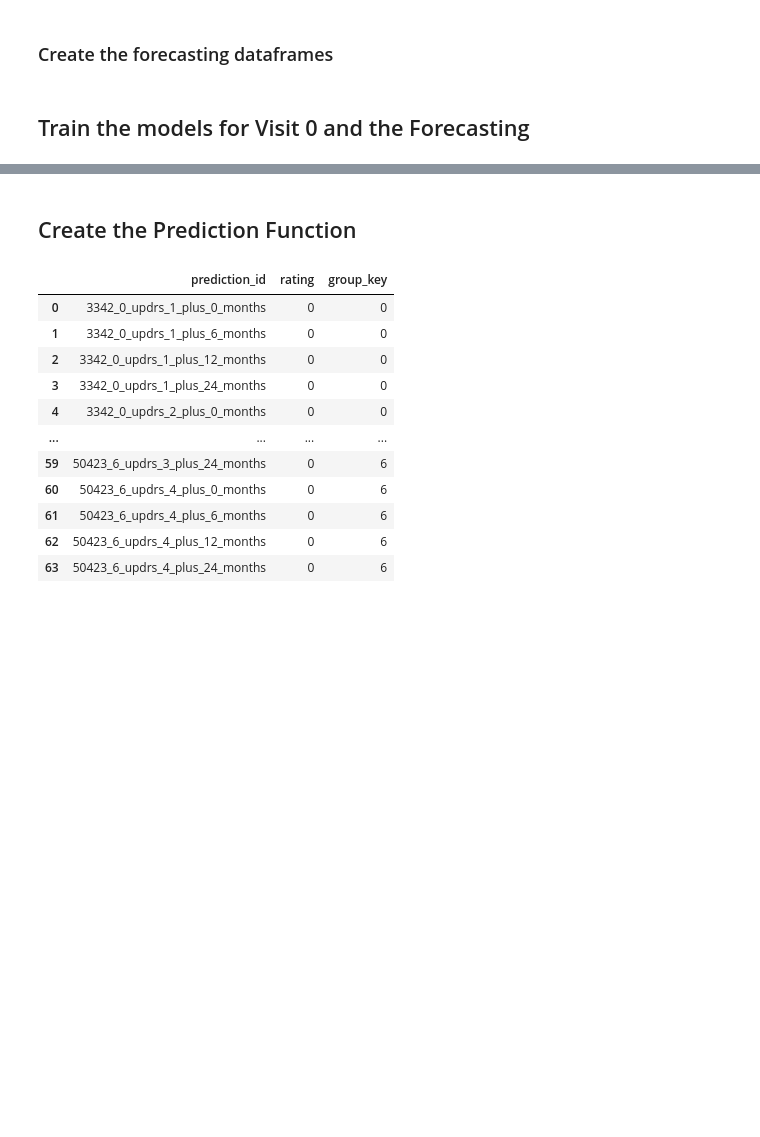
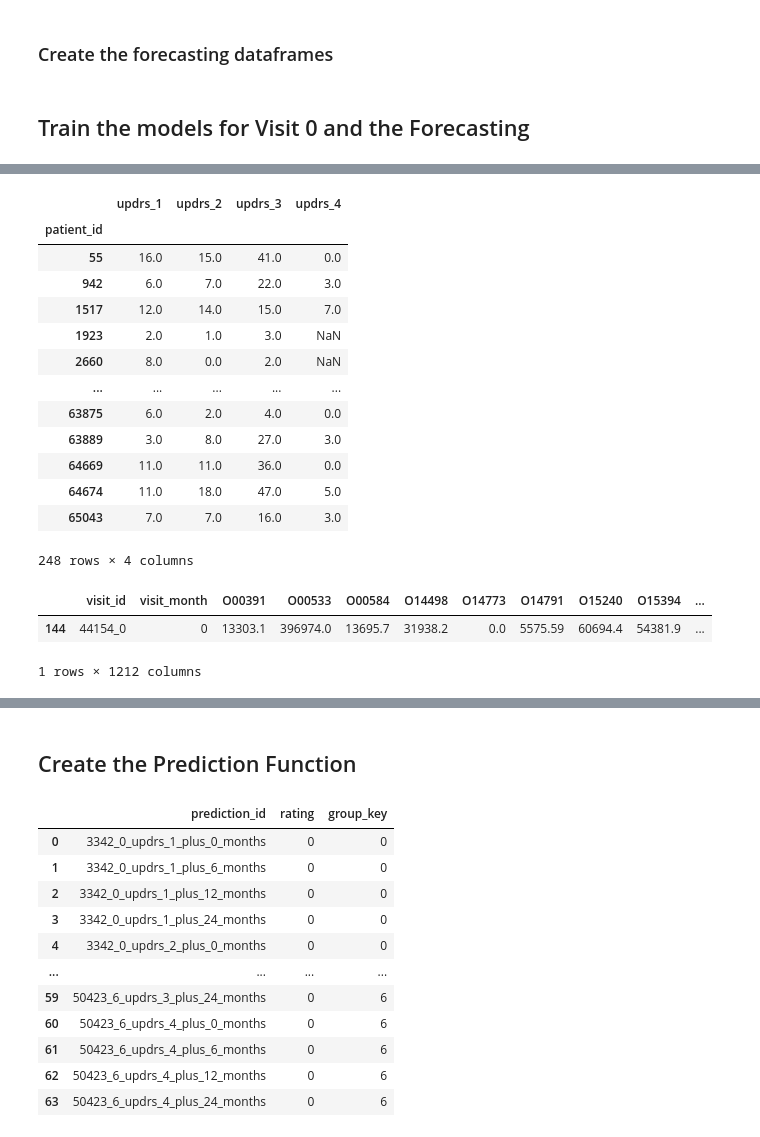
Before and after one commit to dagartga/Boosted-Models-for-Parkinsons-Prediction, a Jupyter notebook: kaggle-parkinsons-submission-v1.ipynb, the cells around one changed output, grey strips where cells are left out. Saved outputs shown, nothing was run; the diff lists cells and outputs as text; code cells hidden in the pictures; blank space fills up the shorter version.

```diff
--- a/kaggle-parkinsons-submission-v1.ipynb
+++ b/kaggle-parkinsons-submission-v1.ipynb
@@ -311,3 +336,27 @@ train_df_dict = preprocess_train_df(train_df, train_prot_df, train_pep_df)
+# %%
+train_df.groupby(['patient_id'])['updrs_1', 'updrs_2', 'updrs_3', 'updrs_4'].max() - train_df.groupby(['patient_id'])['updrs_1', 'updrs_2', 'updrs_3', 'updrs_4'].min()
+# %% [output]
+|  | updrs_1 | updrs_2 | updrs_3 | updrs_4 |
+| patient_id |  |  |  |  |
+| 55 | 16.0 | 15.0 | 41.0 | 0.0 |
+| 942 | 6.0 | 7.0 | 22.0 | 3.0 |
+| 1517 | 12.0 | 14.0 | 15.0 | 7.0 |
+| 1923 | 2.0 | 1.0 | 3.0 | NaN |
+| 2660 | 8.0 | 0.0 | 2.0 | NaN |
+| ... | ... | ... | ... | ... |
+| 63875 | 6.0 | 2.0 | 4.0 | 0.0 |
+| 63889 | 3.0 | 8.0 | 27.0 | 3.0 |
+| 64669 | 11.0 | 11.0 | 36.0 | 0.0 |
+| 64674 | 11.0 | 18.0 | 47.0 | 5.0 |
+| 65043 | 7.0 | 7.0 | 16.0 | 3.0 |
+248 rows × 4 columns
+# %%
+forecast_df = preprocess_forecast_train_df(df, 'updrs_1')
+forecast_df[forecast_df['visit_id'] == '44154_0']
+# %% [output]
+|  | visit_id | visit_month | O00391 | O00533 | O00584 | O14498 | O14773 | O14791 | O15240 | O15394 | ... |
+| 144 | 44154_0 | 0 | 13303.1 | 396974.0 | 13695.7 | 31938.2 | 0.0 | 5575.59 | 60694.4 | 54381.9 | ... |
+1 rows × 1212 columns
 # %%
 def process_df_for_visit0(train_df, train_df_dict, updr):
     # get the values for visit month 0
```
Also changed, not shown: parts of 6 cells of this notebook.
